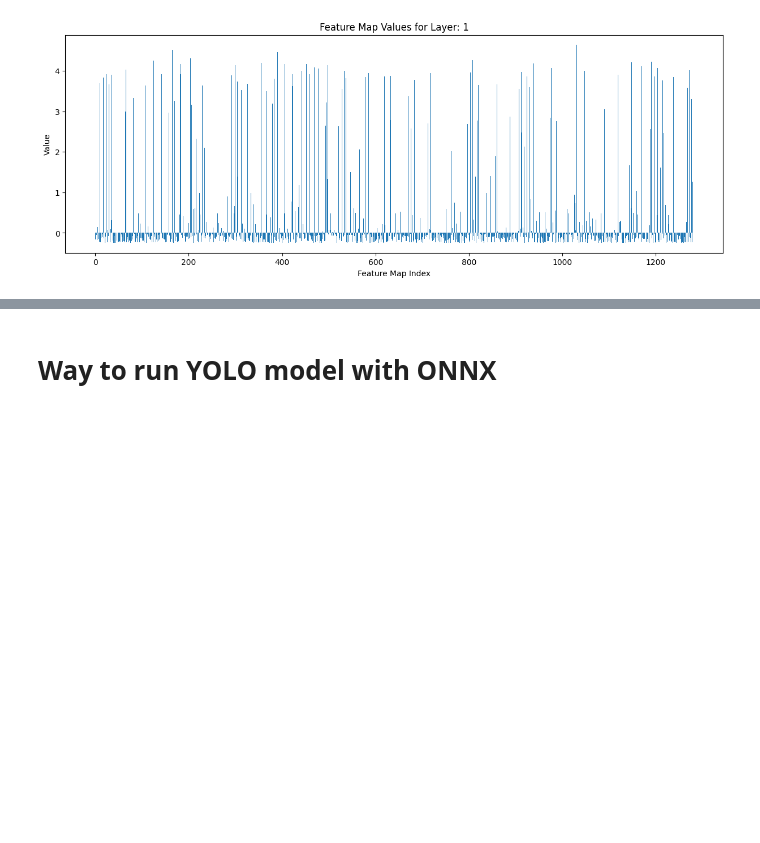
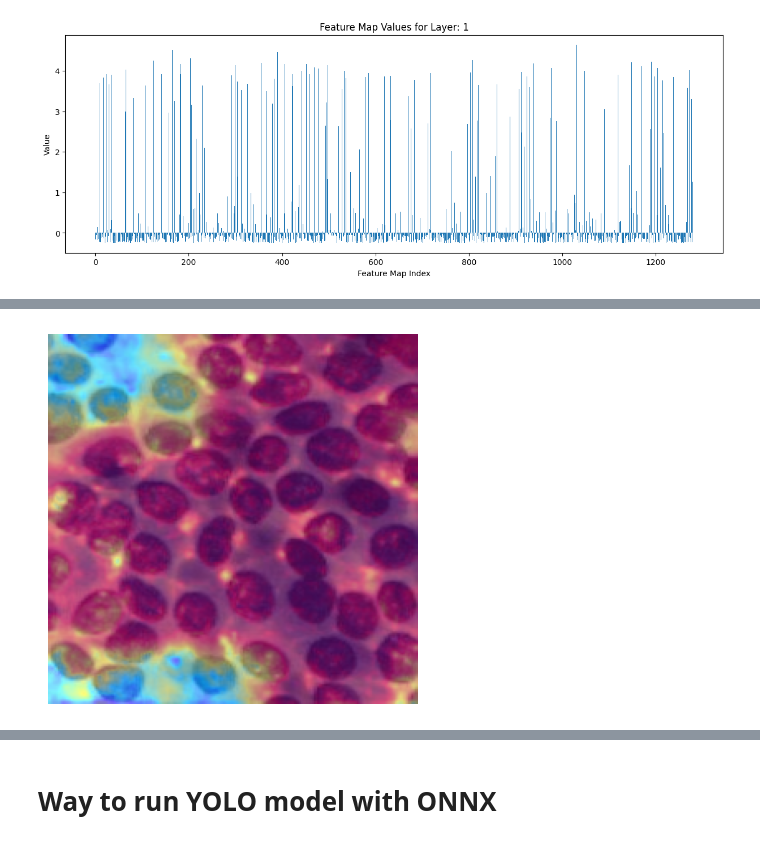
Before and after one commit to Harito97/ThyroidCancerClassifier, a Jupyter notebook: visualize/Image_Level.ipynb, the cells around one changed output, grey strips where cells are left out. Drawn from its saved outputs; the diff is of its cells as text; code cells hidden in the pictures; blank space fills up the shorter version.

```diff
--- a/visualize/Image_Level.ipynb
+++ b/visualize/Image_Level.ipynb
@@ -145,0 +439,69 @@ Kích thước của tensor: torch.Size([1, 1280, 1, 1])
+# %%
+from pytorch_grad_cam import GradCAM, HiResCAM, ScoreCAM, GradCAMPlusPlus, AblationCAM, XGradCAM, EigenCAM, FullGrad
+from pytorch_grad_cam.utils.model_targets import ClassifierOutputTarget
+from pytorch_grad_cam.utils.image import show_cam_on_image
+
+import matplotlib.pyplot as plt
+import matplotlib.cm as cm
+
+def plot_heatmap(heatmap_np, use_rgb=False):
+    if use_rgb:
+        plt.imshow(heatmap_np, cmap='jet', alpha=0.5)
+    else:
+        plt.imshow(heatmap_np, cmap='jet')
+    plt.axis('off')  # Tắt các trục để hiển thị rõ hơn
+    plt.show()
+
+
+def load_image(image_path):
+    transform = transforms.Compose([
+        transforms.Resize((224, 224)),
+        transforms.ToTensor(),
+        # transforms.Normalize(mean=[0.485, 0.456, 0.406], std=[0.229, 0.224, 0.225]),
+    ])
+    image = Image.open(image_path).convert('RGB')
+    image = transform(image).unsqueeze(0)
+    return image
+
+target_layers = model.feature_extractor[-2]
+device = torch.device("cuda" if torch.cuda.is_available() else "cpu")
+model.to(device)
+
+# Đường dẫn đến ảnh và label tương ứng
+image_path = '/Data/Projects/ThyroidCancer_InfoData_Local/dataver3/train/B5/431_3.jpg'
+image_path = '/Data/Projects/ThyroidCancer_InfoData_Local/dataver3/train/B5/431_4.jpg'
+
+image_path = '/Data/Projects/ThyroidCancer_InfoData_Local/dataver3/test/.B2/10_2.jpg'
+image_path = '/Data/Projects/ThyroidCancer_InfoData_Local/dataver3/test/.B2/8_4.jpg'
+image_path = '/Data/Projects/ThyroidCancer_InfoData_Local/dataver3/test/.B2/7_4.jpg'
+image_path = '/Data/Projects/ThyroidCancer_InfoData_Local/dataver3/test/.B2/6_4.jpg'
+
+image_path = '/Data/Projects/ThyroidCancer_InfoData_Local/dataver3/test/B6/78_3.jpg'
+image_path = '/Data/Projects/ThyroidCancer_InfoData_Local/dataver3/test/B6/78_4.jpg'
+image_path = '/Data/Projects/ThyroidCancer_InfoData_Local/dataver3/test/B6/63_1.jpg'
+image_path = '/Data/Projects/ThyroidCancer_InfoData_Local/dataver3/train/B6/630_2.jpg'
+image_path = '/Data/Projects/ThyroidCancer_InfoData_Local/dataver3/train/B6/628_0.jpg'
+image_path = '/Data/Projects/ThyroidCancer_InfoData_Local/dataver3/train/B6/620_0.jpg'
+
+input_image = load_image(image_path)
+input_image = input_image.to(device)
+input_tensor = input_image
+input_tensor.requires_grad = True
+
+cam = GradCAM(model=model, target_layers=target_layers)
+targets = None
+targets = [ClassifierOutputTarget(0)]
+
+# You can also pass aug_smooth=True and eigen_smooth=True, to apply smoothing.
+grayscale_cam = cam(input_tensor=input_tensor, targets=targets)
+
+# In this example grayscale_cam has only one image in the batch:
+grayscale_cam = grayscale_cam[0, :]
+img_np = input_tensor.squeeze(0).cpu().detach().numpy()
+img_np = np.transpose(img_np, (1, 2, 0))
+visualization = show_cam_on_image(img_np, grayscale_cam, use_rgb=False)
+
+# Ví dụ sử dụng:
+plot_heatmap(visualization)
+# %% [output]
+[figure, added]
```
Also changed, not shown: parts of 9 cells of this notebook, 3 other files.
